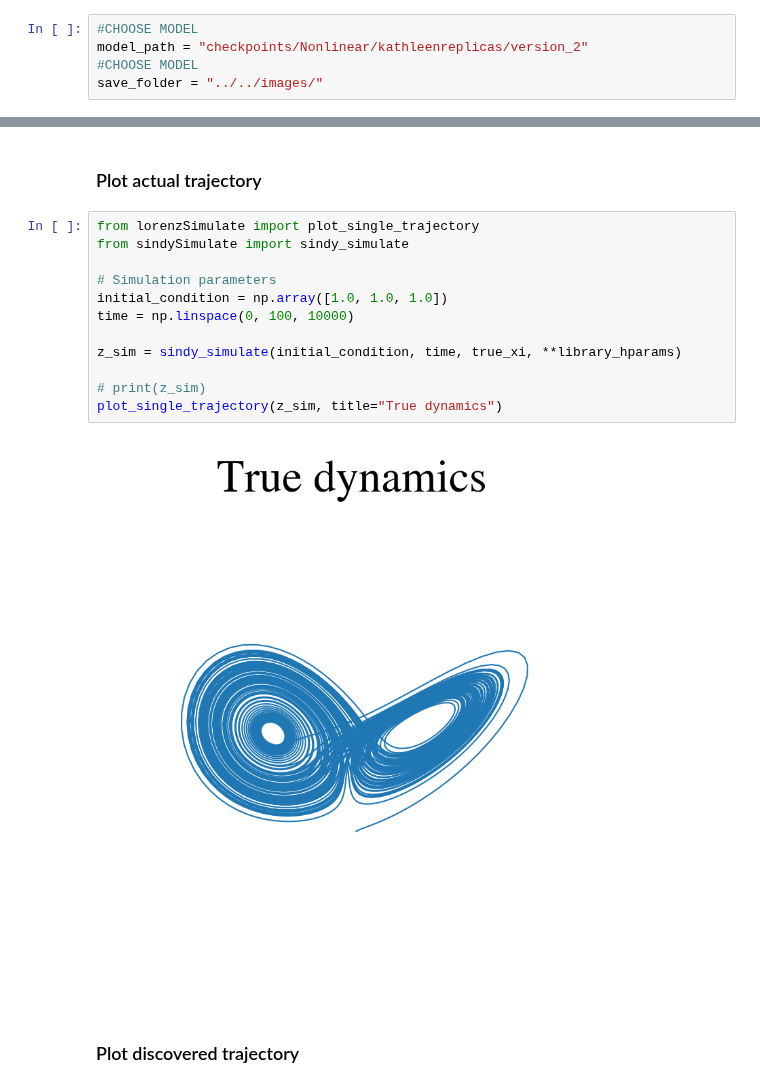
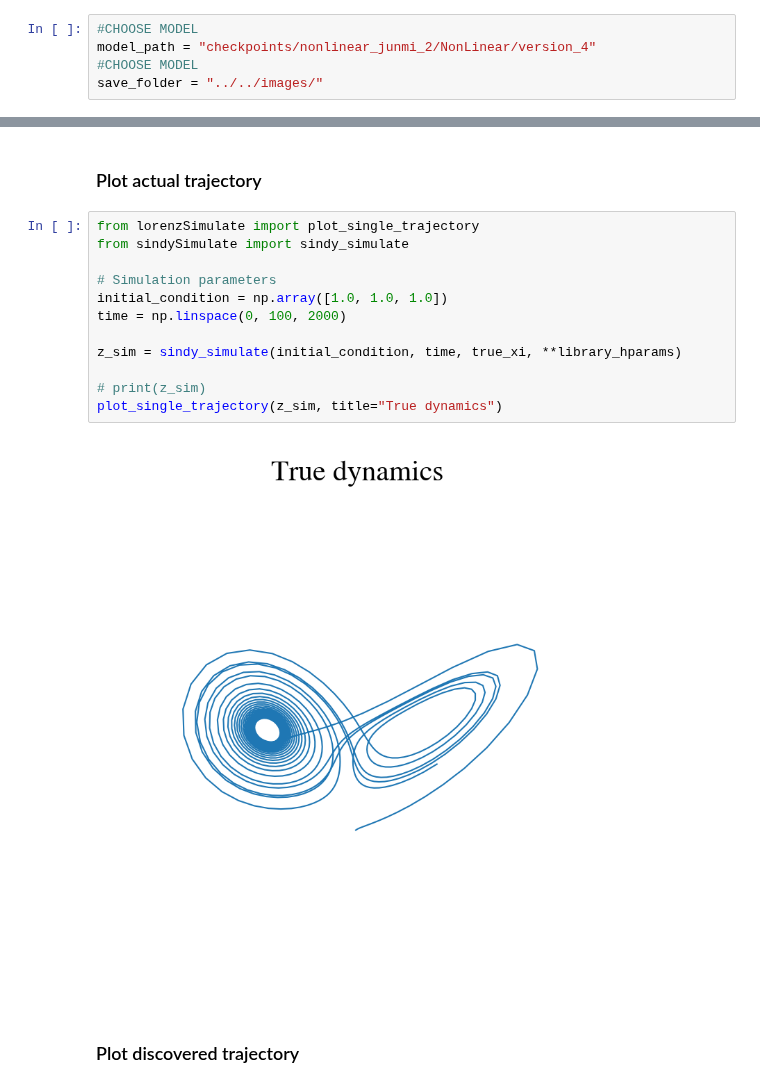
Before and after one commit to jonatanwins/Project-2-FYS5429, a Jupyter notebook: project_2/src/lorenz/lorenzResults.ipynb, the cells around one changed output, grey strips where cells are left out. Saved outputs shown, nothing was run; the diff lists cells and outputs as text.

```diff
--- a/project_2/src/lorenz/lorenzResults.ipynb
+++ b/project_2/src/lorenz/lorenzResults.ipynb
@@ -6,7 +6,7 @@ includes plotting the sindy coefficients $\Xi$, loss metrics and trajectories fo
 ### Choose Model
 # %%
 #CHOOSE MODEL
-model_path = "checkpoints/Nonlinear/kathleenreplicas/version_2"
+model_path = "checkpoints/nonlinear_junmi_2/NonLinear/version_4"
 #CHOOSE MODEL
 save_folder = "../../images/"
 # %%
@@ -199,17 +199,17 @@ AttributeError: 'google._upb._message.Descriptor' object has no attribute 'synta
 # %%
 from lorenzSimulate import plot_single_trajectory
 from sindySimulate import sindy_simulate
 
 # Simulation parameters
 initial_condition = np.array([1.0, 1.0, 1.0])
-time = np.linspace(0, 100, 10000)
+time = np.linspace(0, 100, 2000)
 
 z_sim = sindy_simulate(initial_condition, time, true_xi, **library_hparams)
 
 # print(z_sim)
 plot_single_trajectory(z_sim, title="True dynamics")
 # %% [output]
-[figure, old version]
+[figure, new version]
 # %% [markdown]
 ### Plot discovered trajectory
 # %%
```
Also changed, not shown: parts of 6 cells of this notebook, 5 other files.
